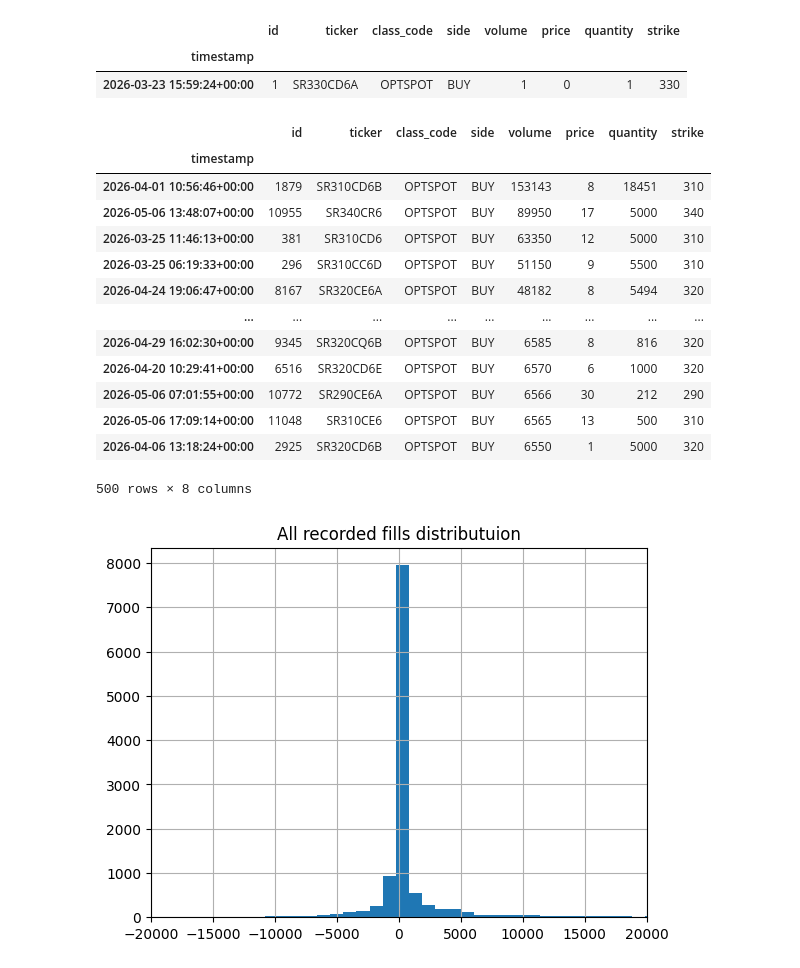
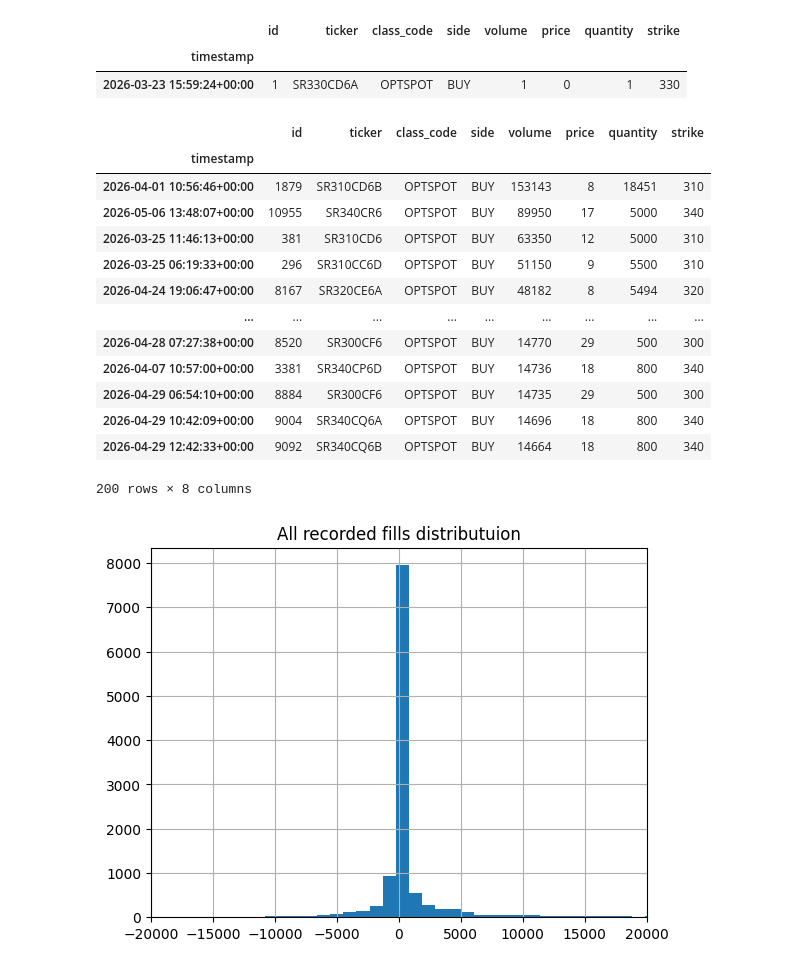
Before and after one commit to SigmaFlowX/Sber-Moex-Options, a Jupyter notebook: notebooks/large_orders_analysis.ipynb, the cells around one changed output. Saved outputs shown, nothing was run; the diff lists cells and outputs as text; code cells hidden in the pictures.

```diff
--- a/notebooks/large_orders_analysis.ipynb
+++ b/notebooks/large_orders_analysis.ipynb
@@ -27,23 +27,23 @@ orders_df.head(1)
 | timestamp |  |  |  |  |  |  |  |  |
 | 2026-03-23 15:59:24+00:00 | 1 | SR330CD6A | OPTSPOT | BUY | 1 | 0 | 1 | 330 |
 # %%
-large_buy_orders = orders_df[orders_df['side'] == "BUY"].sort_values(by='volume', ascending=False).head(500)
+large_buy_orders = orders_df[orders_df['side'] == "BUY"].sort_values(by='volume', ascending=False).head(200)
 large_buy_orders
 # %% [output]
 |  | id | ticker | class_code | side | volume | price | quantity | strike |
 | timestamp |  |  |  |  |  |  |  |  |
 | 2026-04-01 10:56:46+00:00 | 1879 | SR310CD6B | OPTSPOT | BUY | 153143 | 8 | 18451 | 310 |
 | 2026-05-06 13:48:07+00:00 | 10955 | SR340CR6 | OPTSPOT | BUY | 89950 | 17 | 5000 | 340 |
 | 2026-03-25 11:46:13+00:00 | 381 | SR310CD6 | OPTSPOT | BUY | 63350 | 12 | 5000 | 310 |
 | 2026-03-25 06:19:33+00:00 | 296 | SR310CC6D | OPTSPOT | BUY | 51150 | 9 | 5500 | 310 |
 | 2026-04-24 19:06:47+00:00 | 8167 | SR320CE6A | OPTSPOT | BUY | 48182 | 8 | 5494 | 320 |
 | ... | ... | ... | ... | ... | ... | ... | ... | ... |
-| 2026-04-29 16:02:30+00:00 | 9345 | SR320CQ6B | OPTSPOT | BUY | 6585 | 8 | 816 | 320 |
-| 2026-04-20 10:29:41+00:00 | 6516 | SR320CD6E | OPTSPOT | BUY | 6570 | 6 | 1000 | 320 |
-| 2026-05-06 07:01:55+00:00 | 10772 | SR290CE6A | OPTSPOT | BUY | 6566 | 30 | 212 | 290 |
-| 2026-05-06 17:09:14+00:00 | 11048 | SR310CE6 | OPTSPOT | BUY | 6565 | 13 | 500 | 310 |
-| 2026-04-06 13:18:24+00:00 | 2925 | SR320CD6B | OPTSPOT | BUY | 6550 | 1 | 5000 | 320 |
+| 2026-04-28 07:27:38+00:00 | 8520 | SR300CF6 | OPTSPOT | BUY | 14770 | 29 | 500 | 300 |
+| 2026-04-07 10:57:00+00:00 | 3381 | SR340CP6D | OPTSPOT | BUY | 14736 | 18 | 800 | 340 |
+| 2026-04-29 06:54:10+00:00 | 8884 | SR300CF6 | OPTSPOT | BUY | 14735 | 29 | 500 | 300 |
+| 2026-04-29 10:42:09+00:00 | 9004 | SR340CQ6A | OPTSPOT | BUY | 14696 | 18 | 800 | 340 |
+| 2026-04-29 12:42:33+00:00 | 9092 | SR340CQ6B | OPTSPOT | BUY | 14664 | 18 | 800 | 340 |
-500 rows × 8 columns
+200 rows × 8 columns
 # %%
 from matplotlib import pyplot as plt
 hist_df = orders_df.copy()
```
Also changed, not shown: parts of 12 cells of this notebook.
